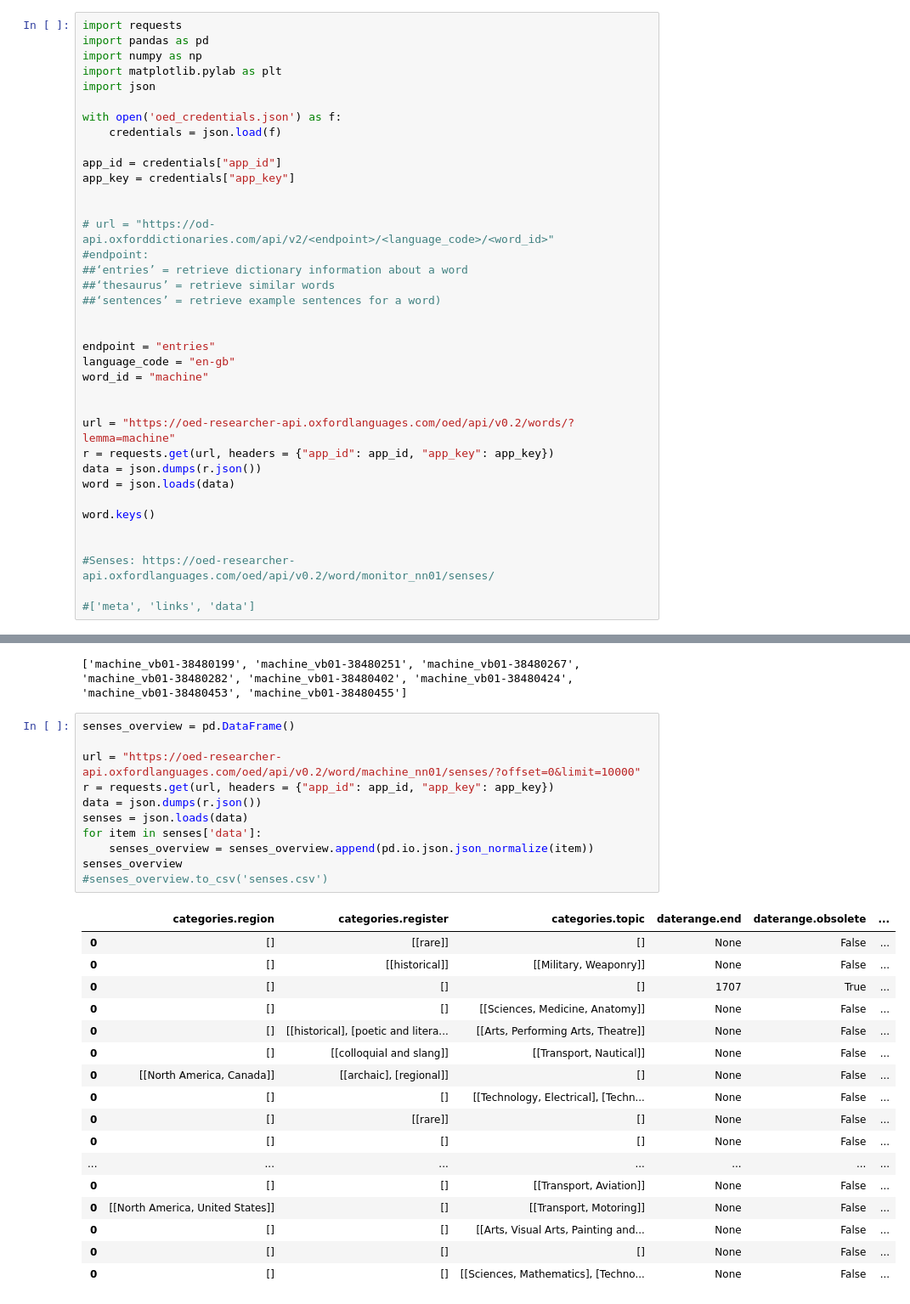
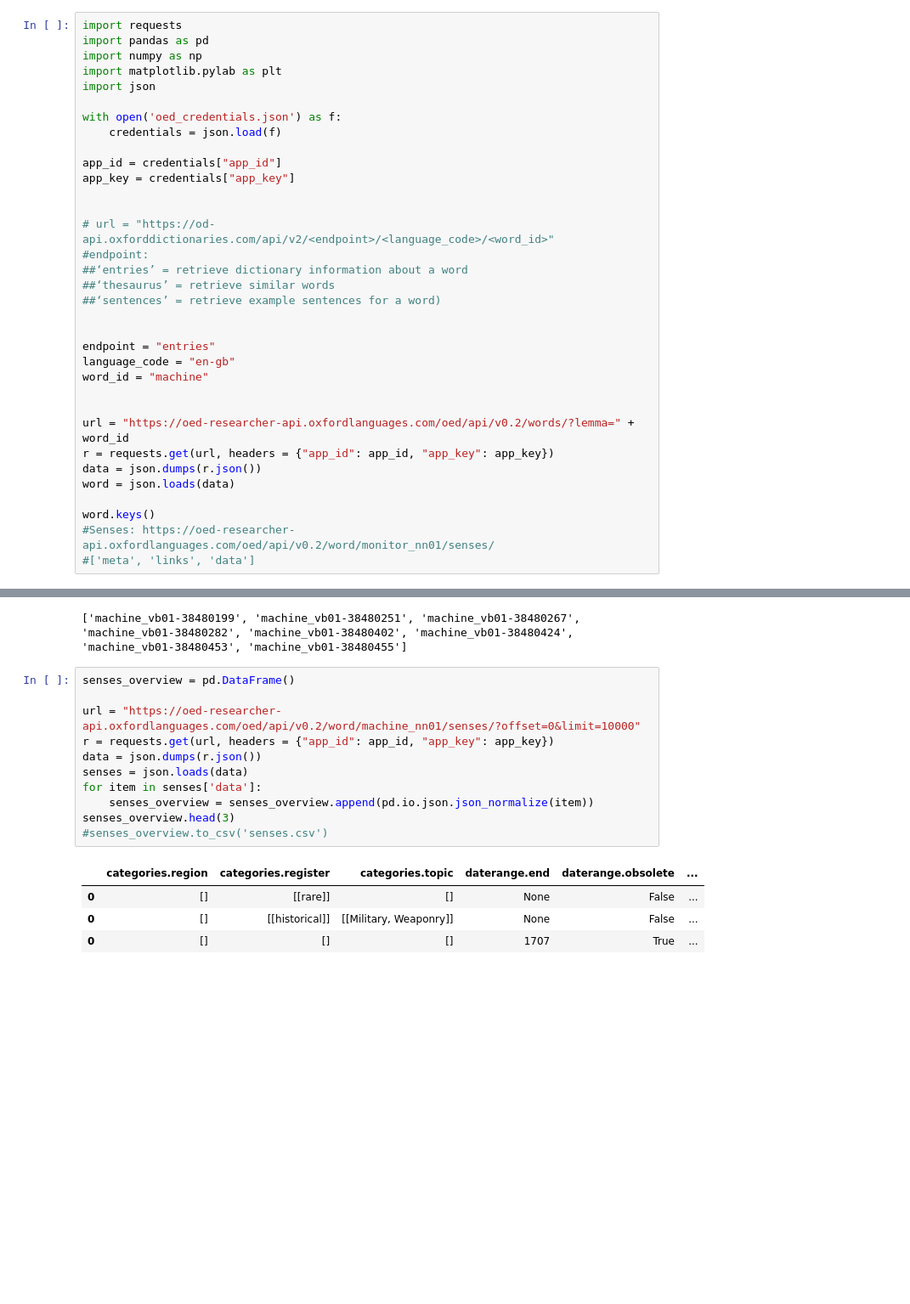
Before and after one commit to Living-with-machines/TargetedSenseDisambiguation, a Jupyter notebook: oed_experiments/OED-giorgia.ipynb, the cells around one changed output, grey strips where cells are left out. Shown at 85% size. Cells and saved outputs as stored; diff of their text form; blank space fills up the shorter version.

```diff
--- a/oed_experiments/OED-giorgia.ipynb
+++ b/oed_experiments/OED-giorgia.ipynb
@@ -24,16 +24,13 @@ language_code = "en-gb"
 word_id = "machine"
 
 
-url = "https://oed-researcher-api.oxfordlanguages.com/oed/api/v0.2/words/?lemma=machine"
+url = "https://oed-researcher-api.oxfordlanguages.com/oed/api/v0.2/words/?lemma=" + word_id
 r = requests.get(url, headers = {"app_id": app_id, "app_key": app_key})
 data = json.dumps(r.json())
 word = json.loads(data)
 
 word.keys()
-
-
 #Senses: https://oed-researcher-api.oxfordlanguages.com/oed/api/v0.2/word/monitor_nn01/senses/
-
 #['meta', 'links', 'data']
 # %% [output]
 dict_keys(['meta', 'links', 'data'])
@@ -117,29 +119,16 @@ print(senses)
 # %%
 senses_overview = pd.DataFrame()
 
 url = "https://oed-researcher-api.oxfordlanguages.com/oed/api/v0.2/word/machine_nn01/senses/?offset=0&limit=10000"
 r = requests.get(url, headers = {"app_id": app_id, "app_key": app_key})
 data = json.dumps(r.json())
 senses = json.loads(data)
 for item in senses['data']:
     senses_overview = senses_overview.append(pd.io.json.json_normalize(item))
-senses_overview
+senses_overview.head(3)
 #senses_overview.to_csv('senses.csv')
 # %% [output]
 |  | categories.region | categories.register | categories.topic | daterange.end | daterange.obsolete | ... |
 | 0 | [] | [[rare]] | [] | None | False | ... |
 | 0 | [] | [[historical]] | [[Military, Weaponry]] | None | False | ... |
 | 0 | [] | [] | [] | 1707 | True | ... |
-| 0 | [] | [] | [[Sciences, Medicine, Anatomy]] | None | False | ... |
-| 0 | [] | [[historical], [poetic and litera... | [[Arts, Performing Arts, Theatre]] | None | False | ... |
-| 0 | [] | [[colloquial and slang]] | [[Transport, Nautical]] | None | False | ... |
-| 0 | [[North America, Canada]] | [[archaic], [regional]] | [] | None | False | ... |
-| 0 | [] | [] | [[Technology, Electrical], [Techn... | None | False | ... |
-| 0 | [] | [[rare]] | [] | None | False | ... |
-| 0 | [] | [] | [] | None | False | ... |
-| ... | ... | ... | ... | ... | ... | ... |
-| 0 | [] | [] | [[Transport, Aviation]] | None | False | ... |
-| 0 | [[North America, United States]] | [] | [[Transport, Motoring]] | None | False | ... |
-| 0 | [] | [] | [[Arts, Visual Arts, Painting and... | None | False | ... |
-| 0 | [] | [] | [] | None | False | ... |
-| 0 | [] | [] | [[Sciences, Mathematics], [Techno... | None | False | ... |
```
Also changed, not shown: parts of 19 cells of this notebook, 5 other files.
